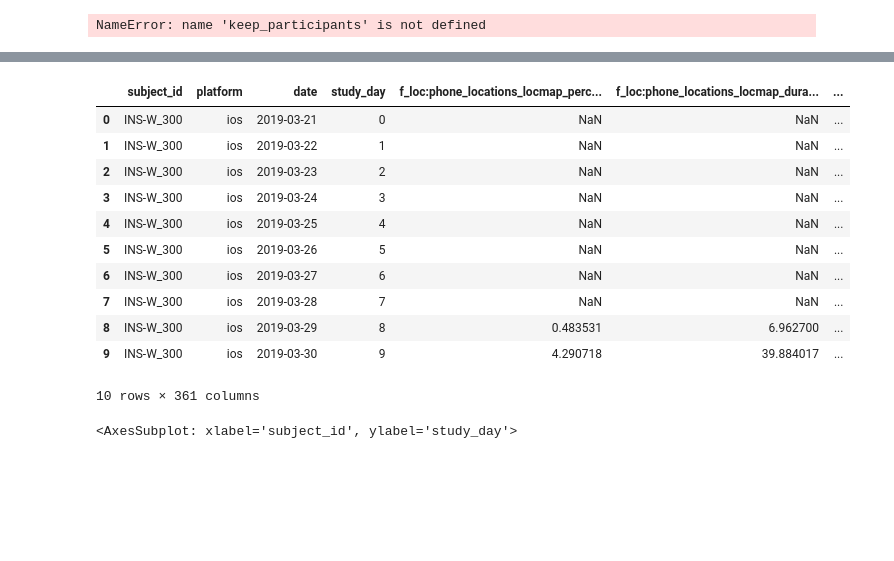
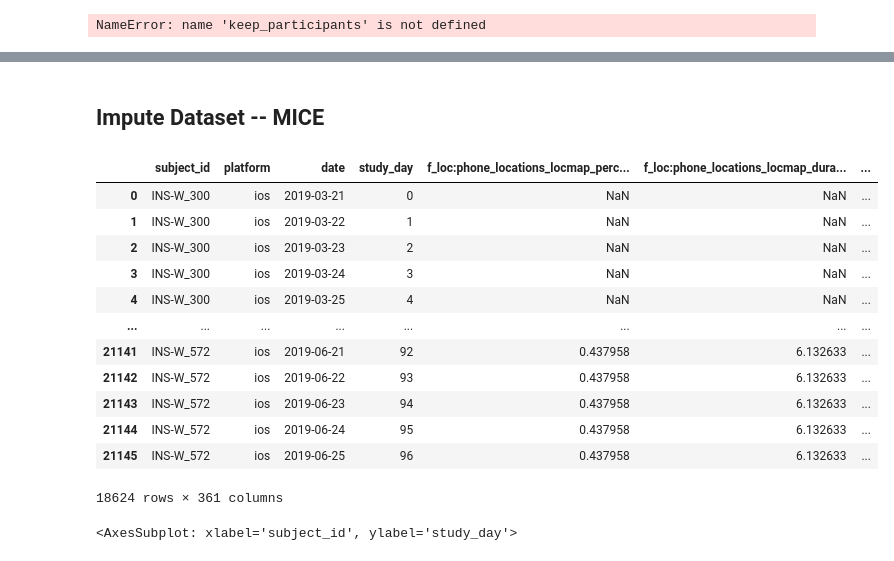
Before and after one commit to akre96/mhealth_anomaly_detection, a Jupyter notebook: notebooks/import_GLOBEM.ipynb, the cells around one changed output, grey strips where cells are left out. Saved outputs shown, nothing was run; the diff lists cells and outputs as text; code cells hidden in the pictures; blank space fills up the shorter version.

```diff
--- a/notebooks/import_GLOBEM.ipynb
+++ b/notebooks/import_GLOBEM.ipynb
@@ -395,38 +317,35 @@ data
+# %% [markdown]
+## Impute Dataset -- MICE
 # %%
 # explicitly require this experimental feature
 from sklearn.experimental import enable_iterative_imputer  # noqa
 # now you can import normally from sklearn.impute
 from sklearn.impute import IterativeImputer
+from mhealth_anomaly_detection import impute
 
-data = dataset.data
+
+features = dataset.sensor_cols
 min_days = 7
-imputer = IterativeImputer(initial_strategy='median', keep_empty_features=True)
-imputed = data.copy()
-for sid, subject_data in tqdm(data.groupby('subject_id'), desc='imputing'):
-    filled_data = np.full(
-            (
-                subject_data.shape[0], len(features)
-            ),
-            np.nan
-    )
-    for i in range(subject_data.shape[0]):
-            if i > min_days:
-                # Training set
-                X = subject_data.iloc[0: i][features]
-                X_fill = imputer.fit_transform(X)
-                filled_data[i] = X_fill[-1]
-    imputed.loc[imputed.subject_id == sid, features] = filled_data
-imputed.head(n=10)
+imputer = IterativeImputer(initial_strategy='median', keep_empty_features=True, skip_complete=True)
+imputed = impute.rollingImpute(
+    data,
+    features,
+    min_days,
+    imputer,
+    num_cpus=6
+)
+imputed
 # %% [output]
 |  | subject_id | platform | date | study_day | f_loc:phone_locations_locmap_perc... | f_loc:phone_locations_locmap_dura... | ... |
 | 0 | INS-W_300 | ios | 2019-03-21 | 0 | NaN | NaN | ... |
 | 1 | INS-W_300 | ios | 2019-03-22 | 1 | NaN | NaN | ... |
 | 2 | INS-W_300 | ios | 2019-03-23 | 2 | NaN | NaN | ... |
 | 3 | INS-W_300 | ios | 2019-03-24 | 3 | NaN | NaN | ... |
 | 4 | INS-W_300 | ios | 2019-03-25 | 4 | NaN | NaN | ... |
-| 5 | INS-W_300 | ios | 2019-03-26 | 5 | NaN | NaN | ... |
-| 6 | INS-W_300 | ios | 2019-03-27 | 6 | NaN | NaN | ... |
-| 7 | INS-W_300 | ios | 2019-03-28 | 7 | NaN | NaN | ... |
-| 8 | INS-W_300 | ios | 2019-03-29 | 8 | 0.483531 | 6.962700 | ... |
-| 9 | INS-W_300 | ios | 2019-03-30 | 9 | 4.290718 | 39.884017 | ... |
+| ... | ... | ... | ... | ... | ... | ... | ... |
+| 21141 | INS-W_572 | ios | 2019-06-21 | 92 | 0.437958 | 6.132633 | ... |
+| 21142 | INS-W_572 | ios | 2019-06-22 | 93 | 0.437958 | 6.132633 | ... |
+| 21143 | INS-W_572 | ios | 2019-06-23 | 94 | 0.437958 | 6.132633 | ... |
+| 21144 | INS-W_572 | ios | 2019-06-24 | 95 | 0.437958 | 6.132633 | ... |
+| 21145 | INS-W_572 | ios | 2019-06-25 | 96 | 0.437958 | 6.132633 | ... |
-10 rows × 361 columns
+18624 rows × 361 columns
```
Also changed, not shown: parts of 39 cells of this notebook, 4 other files.
